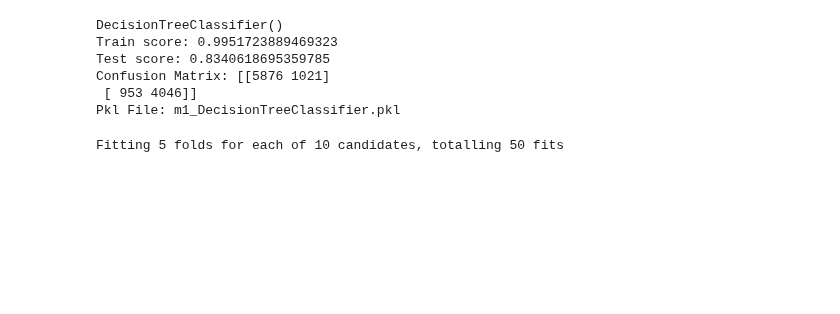
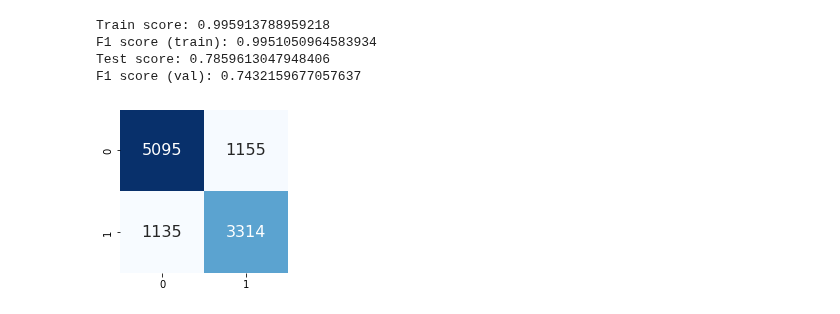
Before and after one commit to vikram0230/RoomWise, a Jupyter notebook: model_cancellation.ipynb, the cells around one changed output. Cells and saved outputs as stored; diff of their text form; code cells hidden in the pictures; blank space fills up the shorter version.

```diff
--- a/model_cancellation.ipynb
+++ b/model_cancellation.ipynb
@@ -256,11 +298,9 @@ def create_pkl(model):
 # %%
-tree_clf = DecisionTreeClassifier()
+tree_clf = DecisionTreeClassifier(class_weight='balanced')
 test_model(tree_clf)
-create_pkl(tree_clf)
 # %% [output]
-DecisionTreeClassifier()
-Train score: 0.9951723889469323
-Test score: 0.8340618695359785
-Confusion Matrix: [[5876 1021]
- [ 953 4046]]
-Pkl File: m1_DecisionTreeClassifier.pkl
+Train score: 0.995913788959218
+F1 score (train): 0.9951050964583934
+Test score: 0.7859613047948406
+F1 score (val): 0.7432159677057637
+[figure, added]
@@ -275,24 +306,0 @@ from sklearn.model_selection import GridSearchCV,RandomizedSearchCV
-# %%
-# svm_clf = Pipeline([
-#     ('std_sc',StandardScaler()),
-#     ('svc', SVC(probability=True,verbose=True,random_state=0))
-# ])
-
-std_sclr = StandardScaler()
-X_transform = std_sclr.fit_transform(X_train)
-
-svc = SVC(probability=True,random_state=0)
-
-clf = svc
-params = dict(
-    C = [0.1,0.3,0.5,0.7,0.9,1],
-    kernel = ['linear', 'poly', 'rbf', 'sigmoid', 'precomputed'],
-    degree = [2,3,4,5],
-)
-
-clf = RandomizedSearchCV(clf, params, verbose=1)
-search = clf.fit(X_transform,y_train)
-search.best_params_
-search.best_score_
-# %% [output]
-Fitting 5 folds for each of 10 candidates, totalling 50 fits
```
Also changed, not shown: parts of 54 cells of this notebook, 6 other files.
